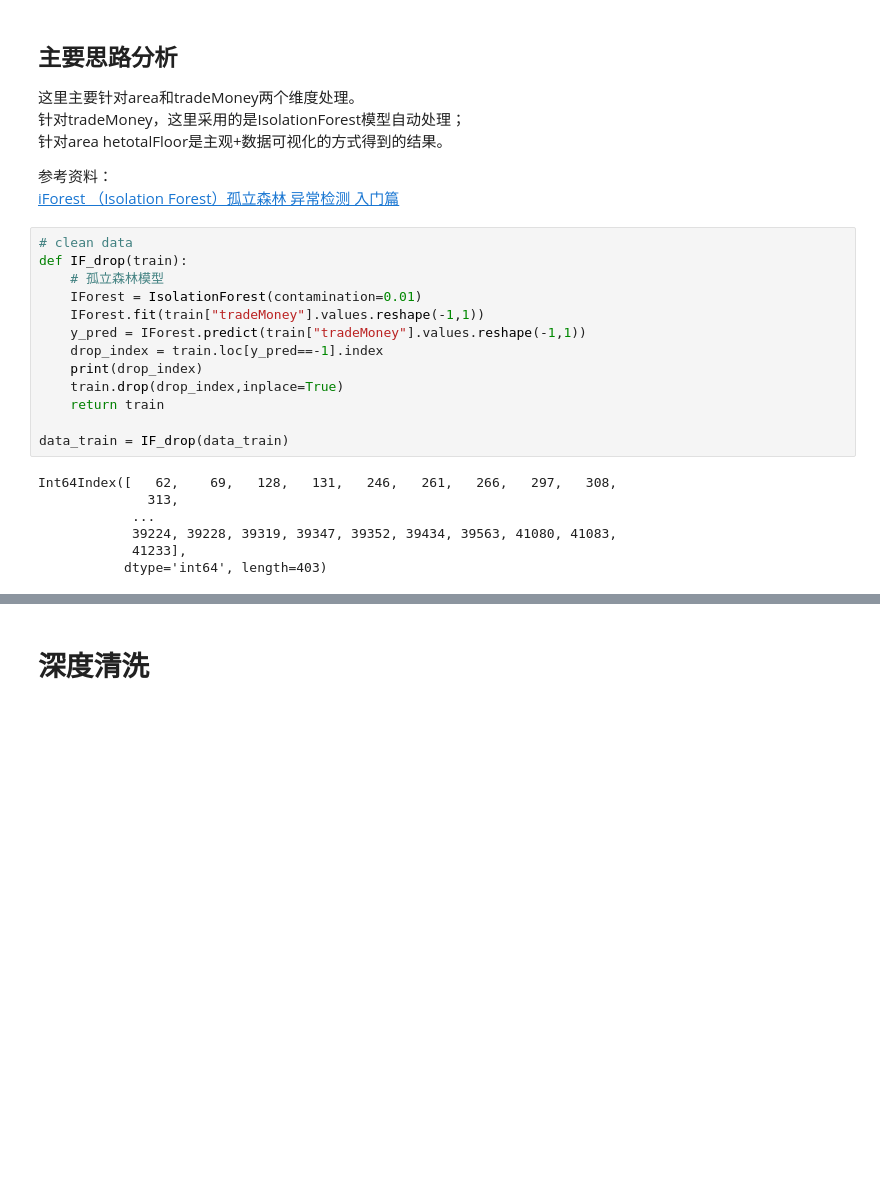
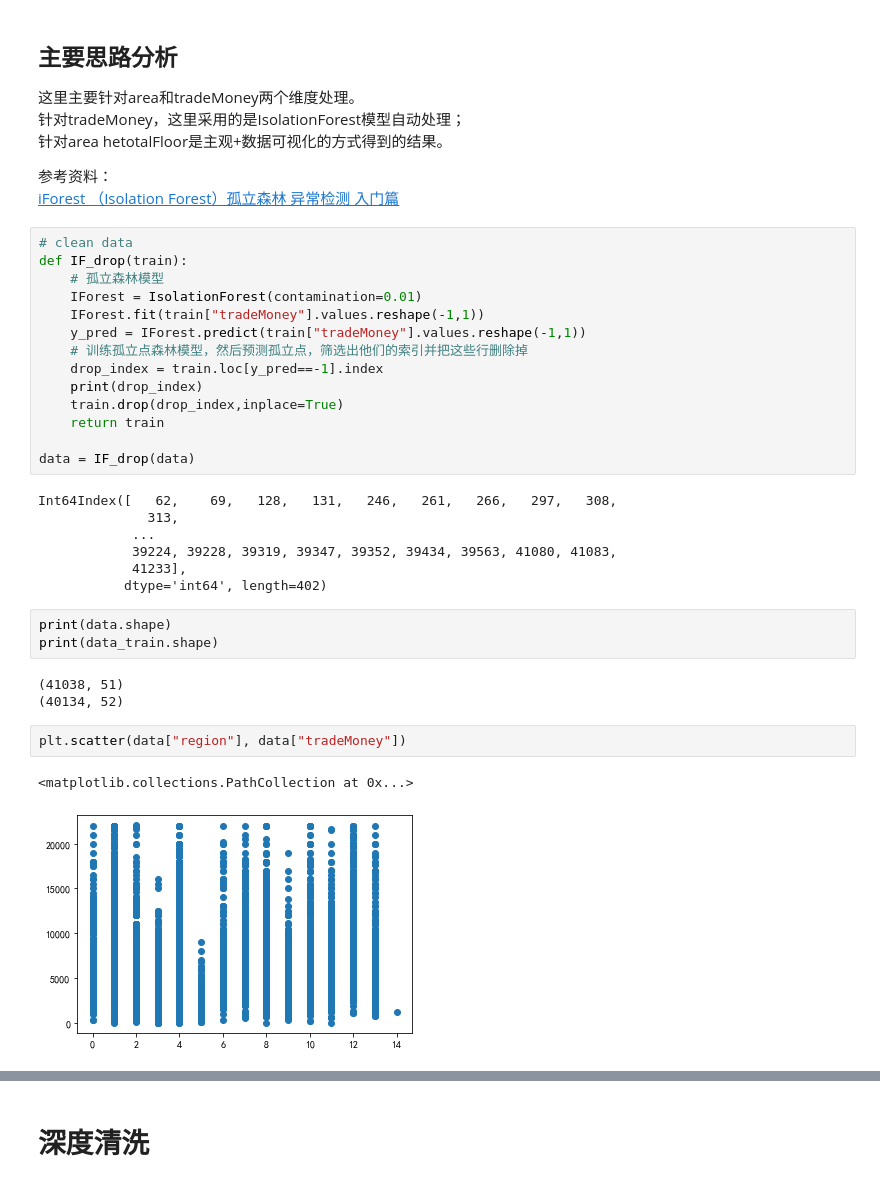
Before and after one commit to nickliqian/team-learning, a Jupyter notebook: 数据竞赛（房租预测）/2_数据清洗.ipynb, the cells around one changed output, grey strips where cells are left out. Saved outputs shown, nothing was run; the diff lists cells and outputs as text; blank space fills up the shorter version.

```diff
--- a/数据竞赛（房租预测）/2_数据清洗.ipynb
+++ b/数据竞赛（房租预测）/2_数据清洗.ipynb
@@ -242,16 +240,28 @@ def IF_drop(train):
     IForest = IsolationForest(contamination=0.01)
     IForest.fit(train["tradeMoney"].values.reshape(-1,1))
     y_pred = IForest.predict(train["tradeMoney"].values.reshape(-1,1))
+    # 训练孤立点森林模型，然后预测孤立点，筛选出他们的索引并把这些行删除掉
     drop_index = train.loc[y_pred==-1].index
     print(drop_index)
     train.drop(drop_index,inplace=True)
     return train
 
-data_train = IF_drop(data_train)
+data = IF_drop(data)
 # %% [output]
 Int64Index([   62,    69,   128,   131,   246,   261,   266,   297,   308,
               313,
             ...
             39224, 39228, 39319, 39347, 39352, 39434, 39563, 41080, 41083,
             41233],
-           dtype='int64', length=403)
+           dtype='int64', length=402)
+# %%
+print(data.shape)
+print(data_train.shape)
+# %% [output]
+(41038, 51)
+(40134, 52)
+# %%
+plt.scatter(data["region"], data["tradeMoney"])
+# %% [output]
+<matplotlib.collections.PathCollection at 0x...>
+[figure, added]
```
Also changed, not shown: parts of 16 cells of this notebook, 1 other file.
